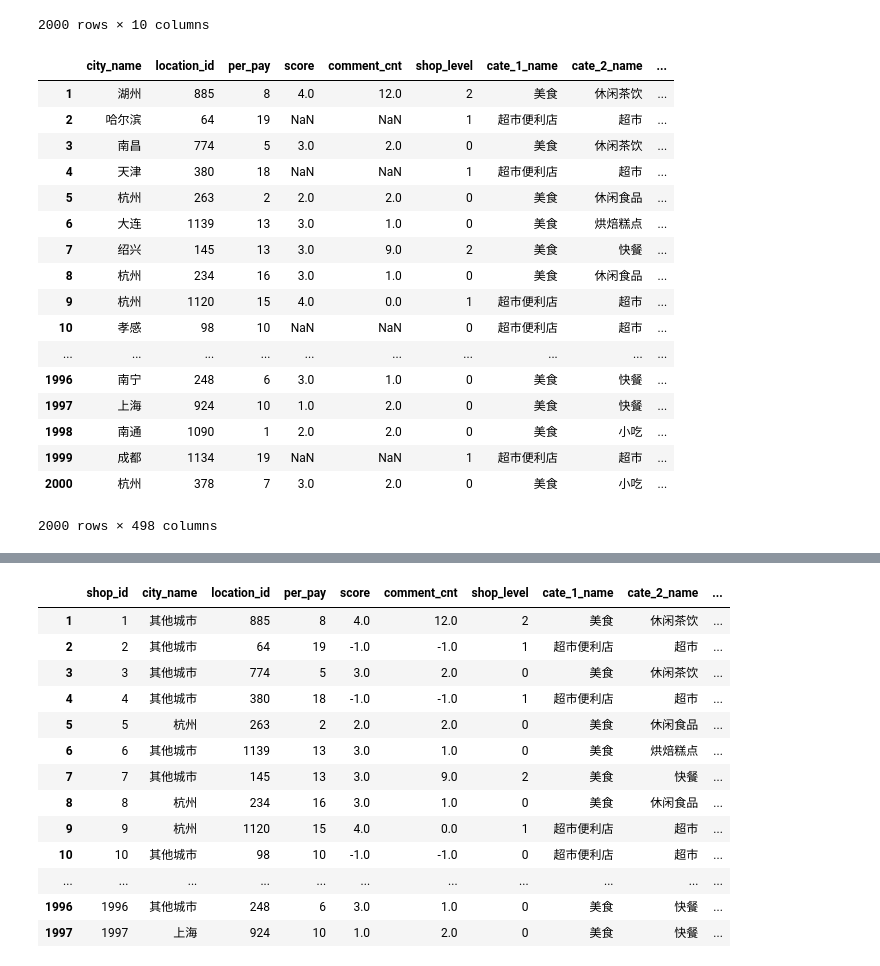
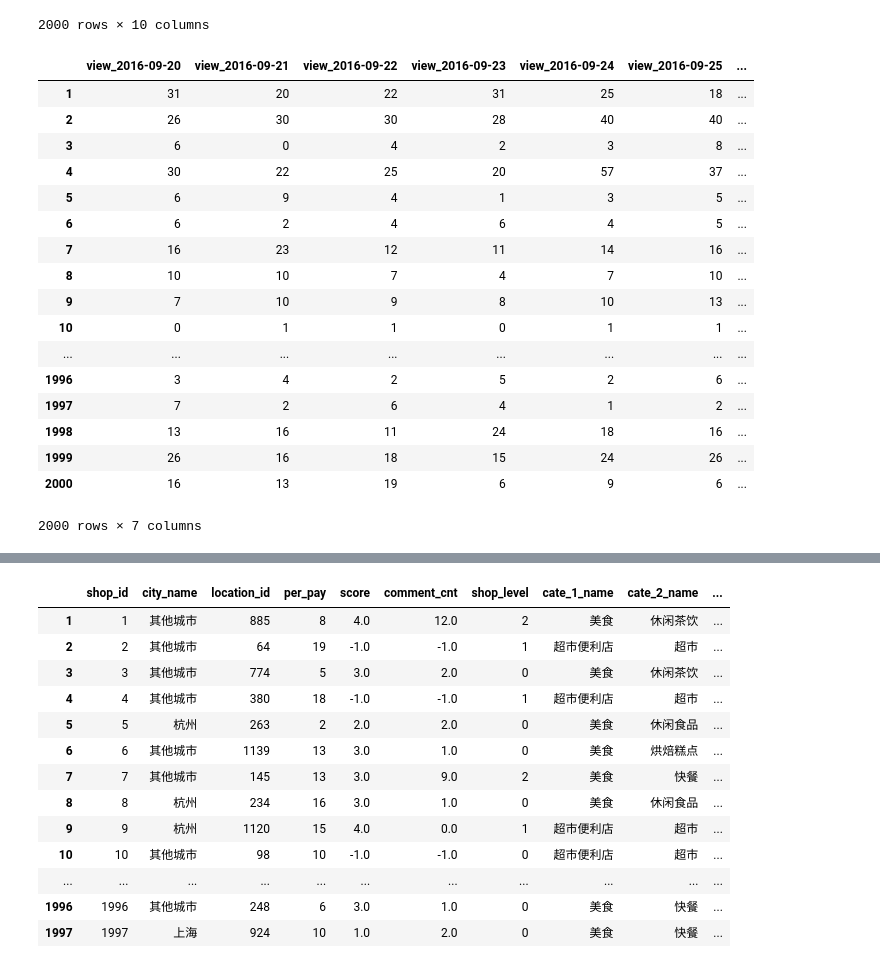
Before and after one commit to wakemeup-xyz/TianChi_IJCAI-17_sales_prediction_code, a Jupyter notebook: regression.ipynb, the cells around one changed output, grey strips where cells are left out. Saved outputs shown, nothing was run; the diff lists cells and outputs as text; code cells hidden in the pictures.

```diff
--- a/regression.ipynb
+++ b/regression.ipynb
@@ -227,24 +227,24 @@ shop_info_num
 # %%
 #加入userview
 user_view = pd.read_csv(path+'dataset/shop view separately.csv',index_col=0)
-# %%
-user_view
-# %% [output]
-|  | city_name | location_id | per_pay | score | comment_cnt | shop_level | cate_1_name | cate_2_name | ... |
-| 1 | 湖州 | 885 | 8 | 4.0 | 12.0 | 2 | 美食 | 休闲茶饮 | ... |
-| 2 | 哈尔滨 | 64 | 19 | NaN | NaN | 1 | 超市便利店 | 超市 | ... |
-| 3 | 南昌 | 774 | 5 | 3.0 | 2.0 | 0 | 美食 | 休闲茶饮 | ... |
-| 4 | 天津 | 380 | 18 | NaN | NaN | 1 | 超市便利店 | 超市 | ... |
-| 5 | 杭州 | 263 | 2 | 2.0 | 2.0 | 0 | 美食 | 休闲食品 | ... |
-| 6 | 大连 | 1139 | 13 | 3.0 | 1.0 | 0 | 美食 | 烘焙糕点 | ... |
-| 7 | 绍兴 | 145 | 13 | 3.0 | 9.0 | 2 | 美食 | 快餐 | ... |
-| 8 | 杭州 | 234 | 16 | 3.0 | 1.0 | 0 | 美食 | 休闲食品 | ... |
-| 9 | 杭州 | 1120 | 15 | 4.0 | 0.0 | 1 | 超市便利店 | 超市 | ... |
-| 10 | 孝感 | 98 | 10 | NaN | NaN | 0 | 超市便利店 | 超市 | ... |
-| ... | ... | ... | ... | ... | ... | ... | ... | ... | ... |
-| 1996 | 南宁 | 248 | 6 | 3.0 | 1.0 | 0 | 美食 | 快餐 | ... |
-| 1997 | 上海 | 924 | 10 | 1.0 | 2.0 | 0 | 美食 | 快餐 | ... |
-| 1998 | 南通 | 1090 | 1 | 2.0 | 2.0 | 0 | 美食 | 小吃 | ... |
-| 1999 | 成都 | 1134 | 19 | NaN | NaN | 1 | 超市便利店 | 超市 | ... |
-| 2000 | 杭州 | 378 | 7 | 3.0 | 2.0 | 0 | 美食 | 小吃 | ... |
-2000 rows × 498 columns
+# %%
+view_weekA
+# %% [output]
+|  | view_2016-09-20 | view_2016-09-21 | view_2016-09-22 | view_2016-09-23 | view_2016-09-24 | view_2016-09-25 | ... |
+| 1 | 31 | 20 | 22 | 31 | 25 | 18 | ... |
+| 2 | 26 | 30 | 30 | 28 | 40 | 40 | ... |
+| 3 | 6 | 0 | 4 | 2 | 3 | 8 | ... |
+| 4 | 30 | 22 | 25 | 20 | 57 | 37 | ... |
+| 5 | 6 | 9 | 4 | 1 | 3 | 5 | ... |
+| 6 | 6 | 2 | 4 | 6 | 4 | 5 | ... |
+| 7 | 16 | 23 | 12 | 11 | 14 | 16 | ... |
+| 8 | 10 | 10 | 7 | 4 | 7 | 10 | ... |
+| 9 | 7 | 10 | 9 | 8 | 10 | 13 | ... |
+| 10 | 0 | 1 | 1 | 0 | 1 | 1 | ... |
+| ... | ... | ... | ... | ... | ... | ... | ... |
+| 1996 | 3 | 4 | 2 | 5 | 2 | 6 | ... |
+| 1997 | 7 | 2 | 6 | 4 | 1 | 2 | ... |
+| 1998 | 13 | 16 | 11 | 24 | 18 | 16 | ... |
+| 1999 | 26 | 16 | 18 | 15 | 24 | 26 | ... |
+| 2000 | 16 | 13 | 19 | 6 | 9 | 6 | ... |
+2000 rows × 7 columns
```
Also changed, not shown: parts of 12 cells of this notebook, 1 other file.
